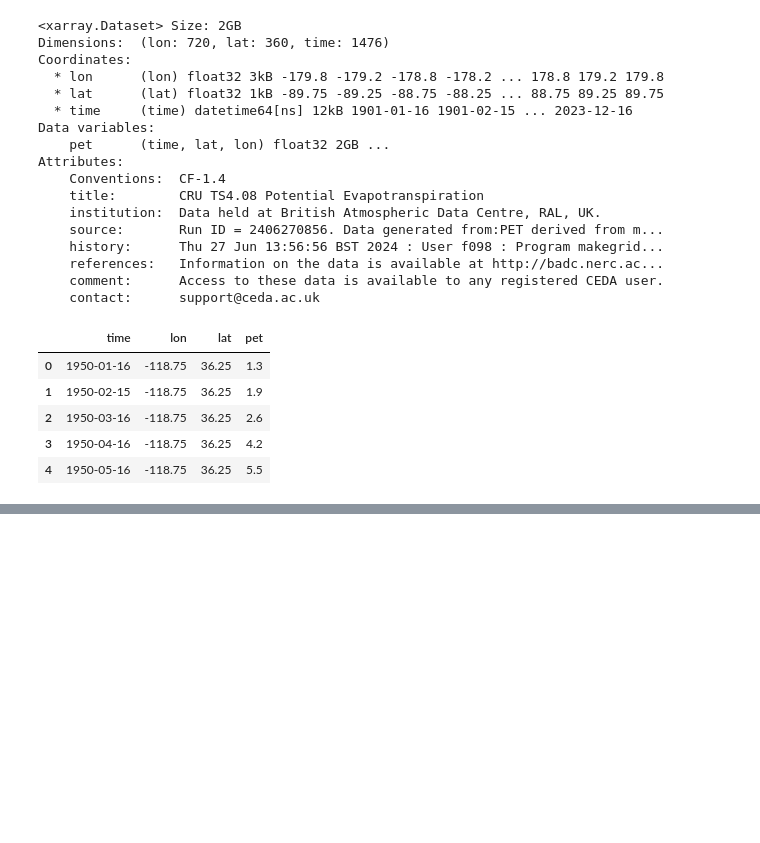
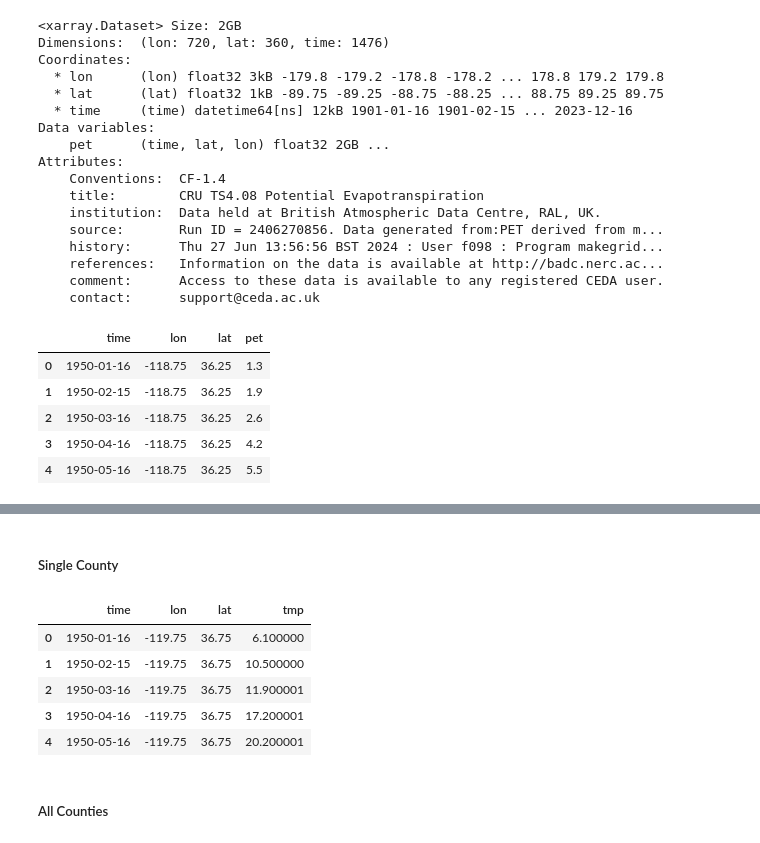
Before and after one commit to chillwafflez/KorahResearch-DroughtForecasting, a Jupyter notebook: data preprocessing/Drought_Data_Preprocessing.ipynb, the cells around one changed output, grey strips where cells are left out. Saved outputs shown, nothing was run; the diff lists cells and outputs as text; code cells hidden in the pictures; blank space fills up the shorter version.

```diff
--- a/data preprocessing/Drought_Data_Preprocessing.ipynb
+++ b/data preprocessing/Drought_Data_Preprocessing.ipynb
@@ -177,0 +287,3 @@ county_pet_1950_to_2023_df.to_csv(filename, index=False)
+# %%
+temp_data = xr.open_dataset("/content/drive/MyDrive/Datasets/CRU_TEMP_1901.2023.tmp.dat.nc")
+print(temp_data)
@@ -177,0 +311,24 @@ county_pet_1950_to_2023_df.to_csv(filename, index=False)
+# %% [markdown]
+##### Single County
+# %%
+# enter central coords for a California county
+county_name = "Fresno"
+county_lat = 36.75
+county_lon = -119.75
+
+# dataset has a 0.5 x 0.5 spatial resolution meaning each grid cell is an area of size 55 km x 55 km
+county_temp = temp_data['tmp'].sel(lat=county_lat, lon=county_lon, method='nearest')
+
+# filter data for the time range
+county_temp_1950_to_2023 = county_temp.sel(time=slice('1950-01', '2023-12'))
+
+# convert to df
+county_temp_1950_to_2023_df = county_temp_1950_to_2023.to_dataframe().reset_index()
+county_temp_1950_to_2023_df.head()
+# %% [output]
+|  | time | lon | lat | tmp |
+| 0 | 1950-01-16 | -119.75 | 36.75 | 6.100000 |
+| 1 | 1950-02-15 | -119.75 | 36.75 | 10.500000 |
+| 2 | 1950-03-16 | -119.75 | 36.75 | 11.900001 |
+| 3 | 1950-04-16 | -119.75 | 36.75 | 17.200001 |
+| 4 | 1950-05-16 | -119.75 | 36.75 | 20.200001 |
@@ -177,0 +338,2 @@ county_pet_1950_to_2023_df.to_csv(filename, index=False)
+# %% [markdown]
+##### All Counties
```
Also changed, not shown: parts of 21 cells of this notebook, 1 other file.
